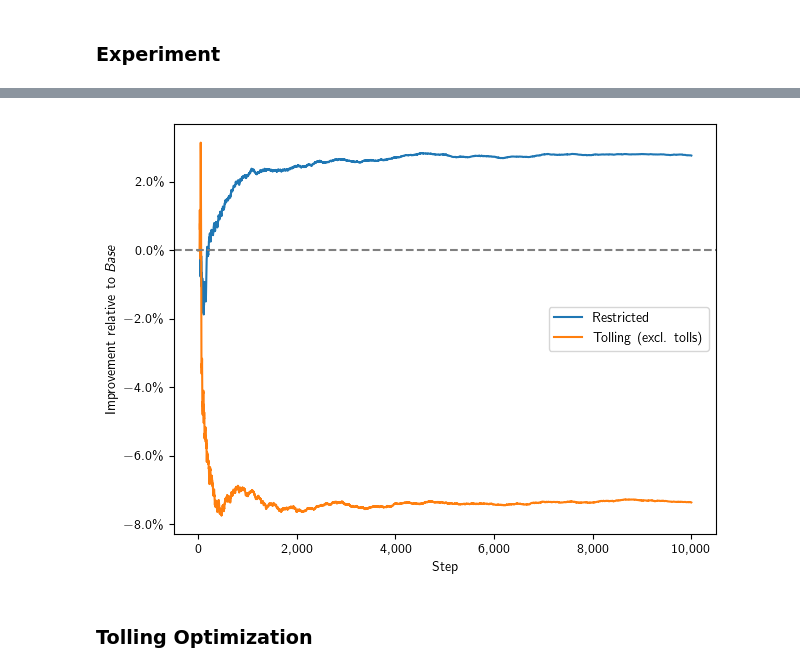
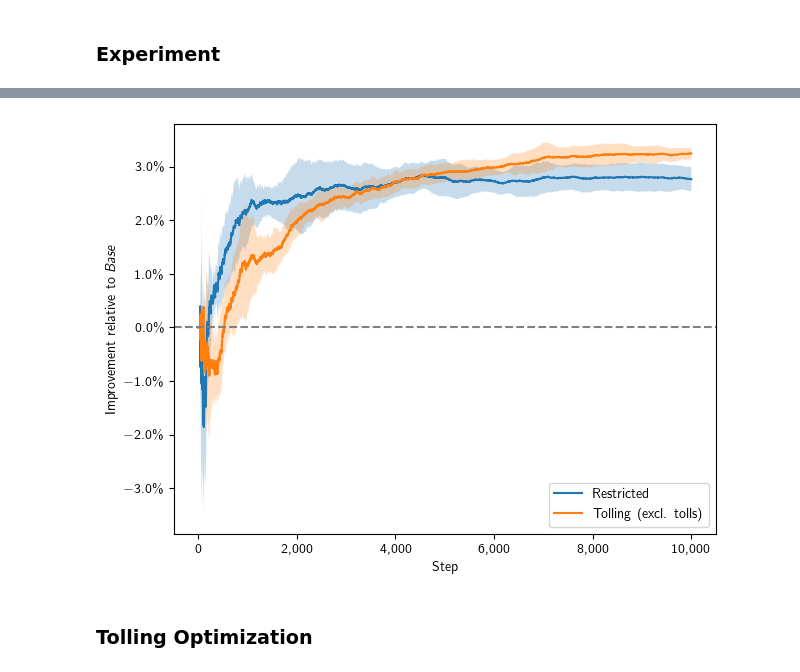
Before and after one commit to michoest/aamas-2024, a Jupyter notebook: src/traffic/v4/experiments/gnp/gnp.ipynb, the cells around one changed output, grey strips where cells are left out. Drawn from its saved outputs; the diff is of its cells as text; code cells hidden in the pictures.

```diff
--- a/src/traffic/v4/experiments/gnp/gnp.ipynb
+++ b/src/traffic/v4/experiments/gnp/gnp.ipynb
@@ -135,7 +135,7 @@ for seed in car_seeds:
                                       seed=46)
     cars = create_cars(network, car_counts=car_counts, seed=seed)
     change_value_of_money(cars, values_of_money, seed=seed)
-    model = TrafficModel(network, cars, tolls=True, beta=1.0, R=0.1, seed=seed)
+    model = TrafficModel(network, cars, tolls=True, beta=1.0, R=7.5e-4, seed=seed)
     step_stats_tolling, car_stats_tolling = model.run_sequentially(number_of_steps, show_progress=False)
 
     grouped_car_stats = car_stats_tolling[['step', 'travel_time']]\
@@ -257,19 +264,36 @@ ax.get_figure().savefig('absolute-travel-time.pdf', dpi=300)
 # %%
-ax = unrestricted_car_travel_times.groupby('step')['travel_time'].mean().div(restricted_car_travel_times.groupby('step')['travel_time'].mean()).sub(1.0).plot(label='Restricted')
-unrestricted_car_travel_times.groupby('step')['travel_time'].mean().div(tolling_car_travel_times.groupby('step')['travel_time'].mean()).sub(1.0).plot(ax=ax,
-                                                                                                                                                      label='Tolling (excl. tolls)')
-ax.legend()
+improvements =  unrestricted_car_travel_times.groupby(['step', 'seed'])['travel_time'].mean().div(
+    restricted_car_travel_times.groupby(['step', 'seed'])['travel_time'].mean()).sub(1.0).reset_index().groupby('step')
+mean = improvements.mean()['travel_time']
+std = improvements.std()['travel_time']
+ax = mean.plot(label='Restricted')
+ax.fill_between(std.index,
+                mean - std,
+                mean + std,
+                alpha=0.25)
+
+improvements =  unrestricted_car_travel_times.groupby(['step', 'seed'])['travel_time'].mean().div(
+    tolling_car_travel_times.groupby(['step', 'seed'])['travel_time'].mean()).sub(1.0).reset_index().groupby('step')
+mean = improvements.mean()['travel_time']
+std = improvements.std()['travel_time']
+ax = mean.plot(label='Tolling (excl. tolls)')
+ax.fill_between(std.index,
+                mean - std,
+                mean + std,
+                alpha=0.25)
+
+ax.legend(loc='lower right')
 ax.set_xlabel('Step')
 ax.set_ylabel('Improvement relative to \emph{Base}')
 ax.yaxis.set_major_formatter(mtick.PercentFormatter(1.0))
 ax.axhline(ls='--', color='grey')
 ax.get_xaxis().set_major_formatter(
     mpl.ticker.FuncFormatter(lambda x, p: format(int(x), ',')))
 
 plt.tight_layout()
 ax.get_figure().savefig('relative-travel-time.pdf', dpi=300)
 # %% [output]
-[figure, old version]
+[figure, new version]
 # %% [markdown]
 ### Tolling Optimization
 # %%
```
Also changed, not shown: parts of 3 cells of this notebook, 3 other files.
